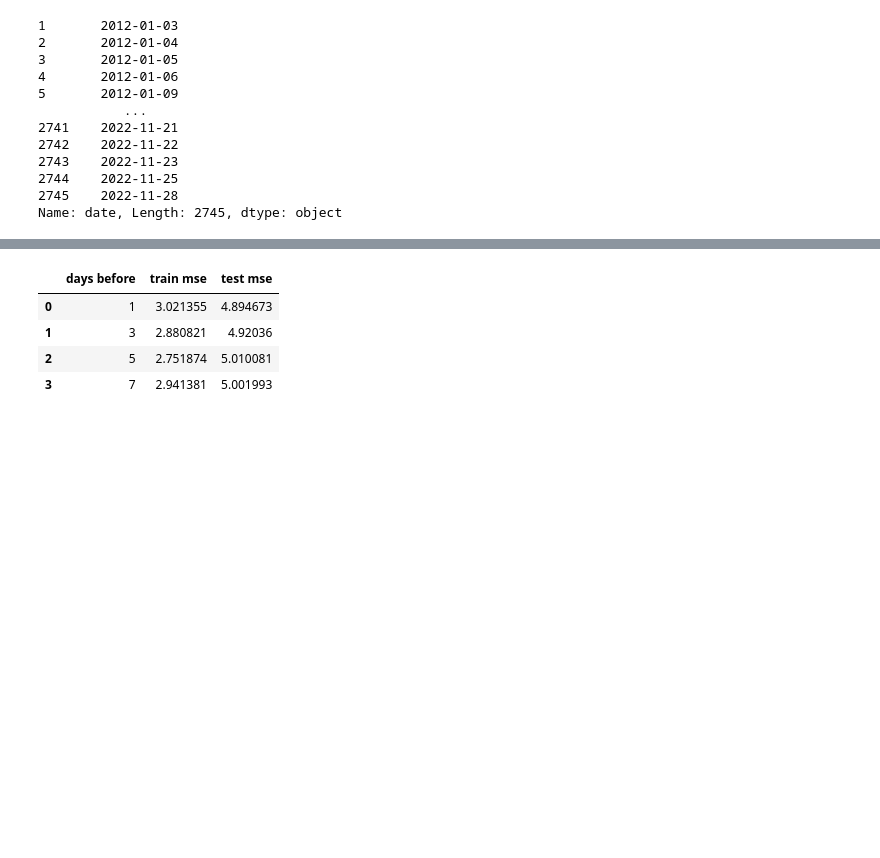
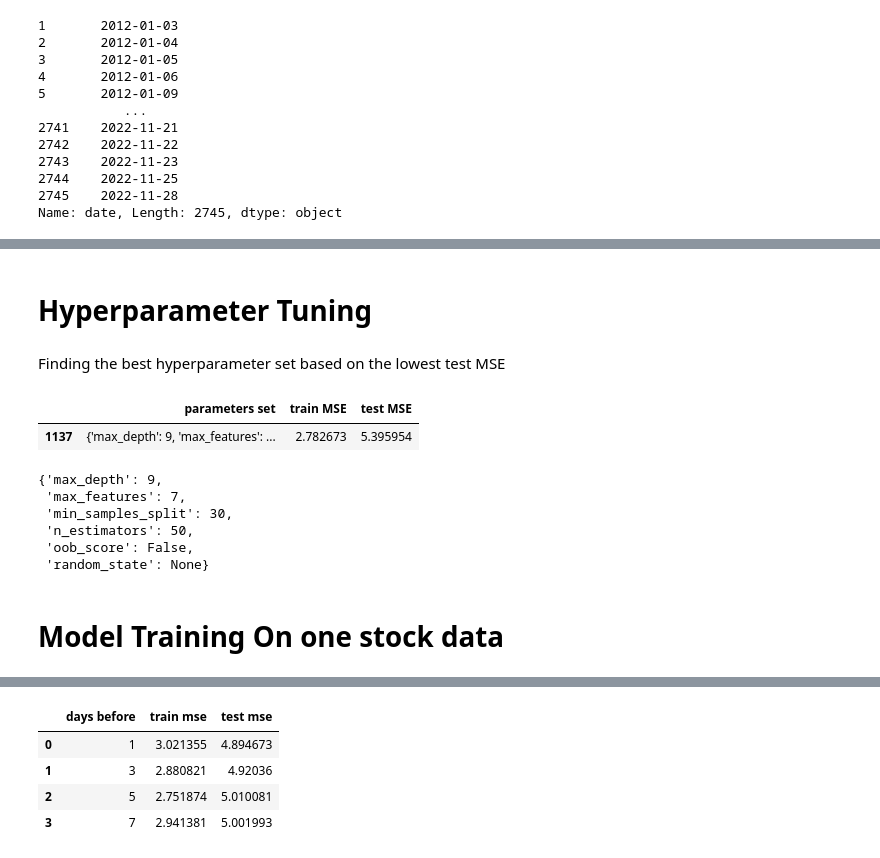
Before and after one commit to Menstuk/stockInspect, a Jupyter notebook: algotrading_model/Algotrading - Modeling On end_of_day_prices Table With 1 Stock.ipynb, the cells around one changed output, grey strips where cells are left out. Drawn from its saved outputs; the diff is of its cells as text; code cells hidden in the pictures; blank space fills up the shorter version.

```diff
--- a/algotrading_model/Algotrading - Modeling On end_of_day_prices Table With 1 Stock.ipynb
+++ b/algotrading_model/Algotrading - Modeling On end_of_day_prices Table With 1 Stock.ipynb
@@ -346,0 +308,73 @@ for n in tqdm(days_before_list, desc='lookback days'):
+# %% [markdown]
+# Hyperparameter Tuning
+# %% [markdown]
+Finding the best hyperparameter set based on the lowest test MSE
+# %%
+# create best 'n' lookback features
+best_n = int(best_row['days before'].iloc[0])
+raw_and_missing_new = preprocess.create_features(raw_and_missing, best_n, 'close_price', '_days_ago', 'tomorrow')
+# %%
+# drop all missing dates - since we want to prevent our model from learning the connections between each closing price
+raw_and_missing_new =  preprocess.drop_missing_dates(raw_and_missing_new, missing)
+# %%
+## Temporal splitting to train and test:
+split_date = preprocess.generate_split_date(raw_and_missing_new) # train size was set to 0.8 of data size
+
+train = raw_and_missing_new.iloc[raw_and_missing_new.index <= split_date].copy()
+test = raw_and_missing_new.loc[raw_and_missing_new.index > split_date].copy()
+# %%
+# remove rows and split the data to X and y:
+X_train, y_train = preprocess.rmv_nans_splt_Xy(train, 'tomorrow')
+X_test, y_test = preprocess.rmv_nans_splt_Xy(test, 'tomorrow')
+# %%
+# running random forest on all permutations of selected parameters:
+
+activate_model = ut.ModelActivator()
+
+params_and_mse_df = pd.DataFrame(columns=['parameters set', 'train MSE', 'test MSE'])
+
+rf_full_params = {'n_estimators': [50, 100, 200],  # The number of trees in the forest
+                'max_depth': [None, 5, 7, 9], # The maximum depth of the tree.
+                                            # If None, then nodes are expanded until all leaves are pure or until all leaves contain less   than min_samples_split samples
+                'min_samples_split': [2, 10, 20, 30],
+                'max_features': [1, 3, 5, 7],  # The number of features to consider when looking for the best split results
+                'oob_score': [True, False],
+                'random_state': [None, 0, 711] # The randomness of the bootstrapping of the samples used when building trees and                                the sampling of the features to consider when looking for the best split at each node
+                }
+
+all_rf_params_permutations = list(ParameterGrid(rf_full_params))
+
+# find the best parameters with 15 additional lookback features based on lowest test mse
+for params in tqdm(all_rf_params_permutations, desc="model params"):
+
+# train model, return train mse and test mse
+    train_mse, test_mse = activate_model.run_random_forest(X_train, y_train, X_test, y_test, params)
+
+#add all trained combinations of parameters to a dataframe along with their train mse and test mse
+    params_and_mse_df.loc[len(params_and_mse_df)] = pd.Series({
+                                                                        'parameters set': params,
+                                                                        'train MSE': train_mse,
+                                                                        'test MSE': test_mse
+                                                                    })
+#get best test mse, which is the lowest test mse
+best_test_mse = params_and_mse_df['test MSE'].min()
+
+#get the entire row with best test mse
+best_row = params_and_mse_df[params_and_mse_df['test MSE'] == best_test_mse]
+
+best_row
+# %% [output]
+|  | parameters set | train MSE | test MSE |
+| 1137 | {'max_depth': 9, 'max_features': ... | 2.782673 | 5.395954 |
+# %%
+best_params = best_row['parameters set'].iloc[0]
+best_params
+# %% [output]
+{'max_depth': 9,
+ 'max_features': 7,
+ 'min_samples_split': 30,
+ 'n_estimators': 50,
+ 'oob_score': False,
+ 'random_state': None}
+# %% [markdown]
+# Model Training On one stock data
```
Also changed, not shown: parts of 26 cells of this notebook, 10 other files.
